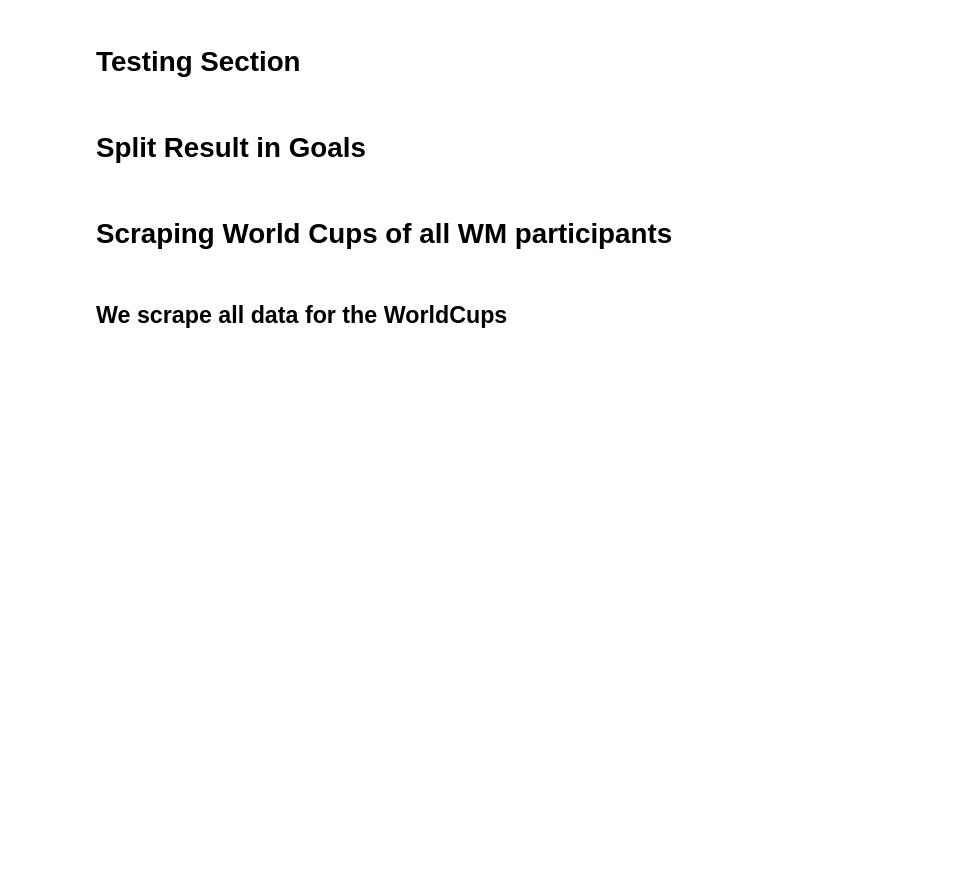
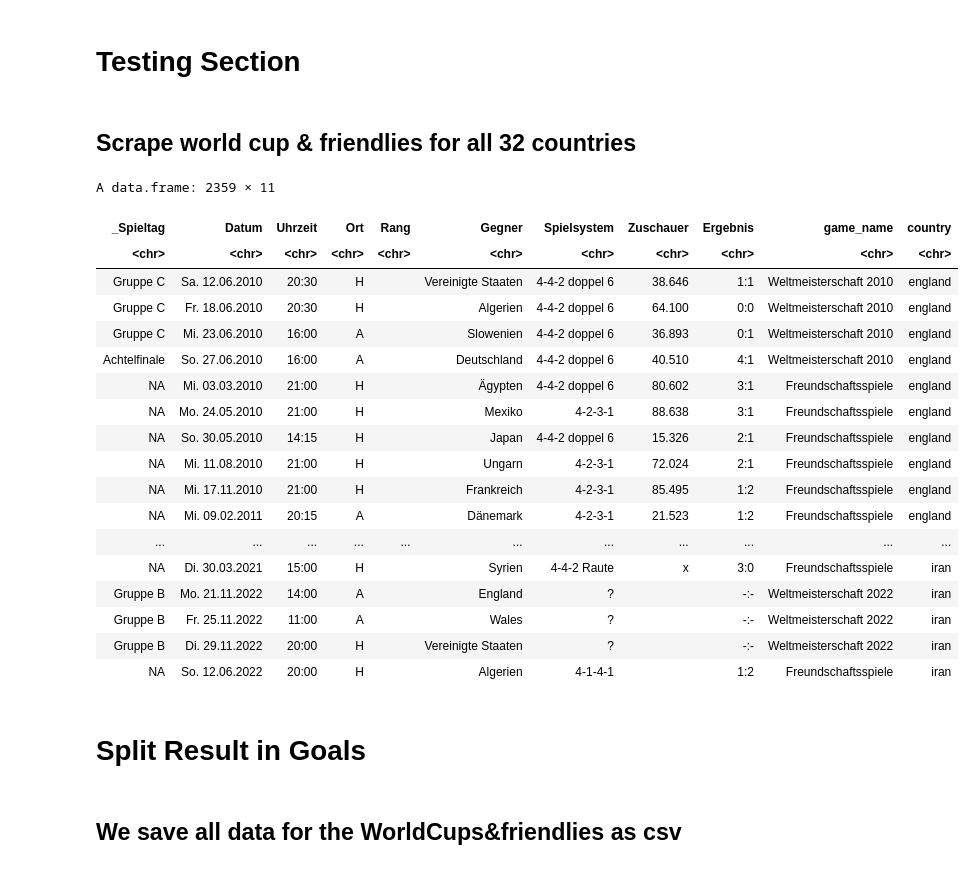
Before and after one commit to denisnaumov0506/FootballAnalyticsProject, a Jupyter notebook: football-world-cup-forecast-denis.ipynb, the cells around one changed output. Drawn from its saved outputs; the diff is of its cells as text; code cells hidden in the pictures; blank space fills up the shorter version.

Commit message:
Add files via upload
Scraped the compact version of world cups and friendlies instead of advanced version, and saved dataframe to csv

```diff
--- a/football-world-cup-forecast-denis.ipynb
+++ b/football-world-cup-forecast-denis.ipynb
@@ -316,7 +367,7 @@ scrapeGame = function(year, country, club_id, game_name) {
                country,
                "/spielplan/verein/",
                club_id,
-               "/plus/1?saison_id=", year)
+               "/plus/0?saison_id=", year)
 
   # read url
 
@@ -391,6 +442,7 @@ scrapeGame = function(year, country, club_id, game_name) {
       # add game_name to columnNames
 
       columnNames = append(columnNames, 'game_name')
+      columnNames = append(columnNames, 'country')
 
       # obtain length of a all true columns
 
@@ -499,6 +551,9 @@ scrapeGame = function(year, country, club_id, game_name) {
 
       columnValues = append(columnValues, name)
 
+      # add country name to columnValues
+      columnValues = append(columnValues, country)
+
       # return data frame
       # change column names by replacing whitespace with underscore
       columnNames = gsub(" ", "_", columnNames)
@@ -564,0 +577,27 @@ df_football
+# %%
+#scrapeGame(year = '2009', country = 'England', club_id = 3299, game_name = "weltmeisterschaft [0-9]+")
+
+scrapeGameByYear = function(year, country) {
+
+    df_wm %>%
+        filter(slug == country) -> tempDf
+
+    tempDf$club_id -> club_id
+
+    #pmap_df(list('2015', 'England', '3299', c('weltmeisterschaft [0-9]+', 'freundschaftsspiele', 'em-qualifikation', 'wm-qualifikation europa', 'europameisterschaft [0-9]+')), scrapeGame)
+    return(pmap_df(list(year, country, club_id,
+                        c(
+                            'weltmeisterschaft [0-9]+',
+                            'freundschaftsspiele'
+                            #'em-qualifikation',
+                            #'wm-qualifikation europa',
+                            #'europameisterschaft [0-9]+',
+                            #'ostasienmeisterschaft',
+                            #'wm-qualifikation asien',
+                            #'asienmeisterschaft [0-9]+',
+                            #'asienmeisterschaft qualifikation',
+                            #'copa [a-z]+ [0-9]+',
+                            #'fifa arab cup',
+                            #'gold cup [0-9]+'
+                        )), scrapeGame))
+}
@@ -565,3 +608,29 @@ df_football
+# %% [markdown]
+## Scrape world cup & friendlies for all 32 countries
+# %%
+complete_df = map_df(teilnehmer, scrapeSomething)
+# %%
+complete_df
+# %% [output]
+A data.frame: 2359 × 11
+| _Spieltag | Datum | Uhrzeit | Ort | Rang | Gegner | Spielsystem | Zuschauer | Ergebnis | game_name | country |
+| <chr> | <chr> | <chr> | <chr> | <chr> | <chr> | <chr> | <chr> | <chr> | <chr> | <chr> |
+| Gruppe C | Sa. 12.06.2010 | 20:30 | H |  | Vereinigte Staaten | 4-4-2 doppel 6 | 38.646 | 1:1 | Weltmeisterschaft 2010 | england |
+| Gruppe C | Fr. 18.06.2010 | 20:30 | H |  | Algerien | 4-4-2 doppel 6 | 64.100 | 0:0 | Weltmeisterschaft 2010 | england |
+| Gruppe C | Mi. 23.06.2010 | 16:00 | A |  | Slowenien | 4-4-2 doppel 6 | 36.893 | 0:1 | Weltmeisterschaft 2010 | england |
+| Achtelfinale | So. 27.06.2010 | 16:00 | A |  | Deutschland | 4-4-2 doppel 6 | 40.510 | 4:1 | Weltmeisterschaft 2010 | england |
+| NA | Mi. 03.03.2010 | 21:00 | H |  | Ägypten | 4-4-2 doppel 6 | 80.602 | 3:1 | Freundschaftsspiele | england |
+| NA | Mo. 24.05.2010 | 21:00 | H |  | Mexiko | 4-2-3-1 | 88.638 | 3:1 | Freundschaftsspiele | england |
+| NA | So. 30.05.2010 | 14:15 | H |  | Japan | 4-4-2 doppel 6 | 15.326 | 2:1 | Freundschaftsspiele | england |
+| NA | Mi. 11.08.2010 | 21:00 | H |  | Ungarn | 4-2-3-1 | 72.024 | 2:1 | Freundschaftsspiele | england |
+| NA | Mi. 17.11.2010 | 21:00 | H |  | Frankreich | 4-2-3-1 | 85.495 | 1:2 | Freundschaftsspiele | england |
+| NA | Mi. 09.02.2011 | 20:15 | A |  | Dänemark | 4-2-3-1 | 21.523 | 1:2 | Freundschaftsspiele | england |
+| ... | ... | ... | ... | ... | ... | ... | ... | ... | ... | ... |
+| NA | Di. 30.03.2021 | 15:00 | H |  | Syrien | 4-4-2 Raute | x | 3:0 | Freundschaftsspiele | iran |
+| Gruppe B | Mo. 21.11.2022 | 14:00 | A |  | England | ? |  | -:- | Weltmeisterschaft 2022 | iran |
+| Gruppe B | Fr. 25.11.2022 | 11:00 | A |  | Wales | ? |  | -:- | Weltmeisterschaft 2022 | iran |
+| Gruppe B | Di. 29.11.2022 | 20:00 | H |  | Vereinigte Staaten | ? |  | -:- | Weltmeisterschaft 2022 | iran |
+| NA | So. 12.06.2022 | 20:00 | H |  | Algerien | 4-1-4-1 |  | 1:2 | Freundschaftsspiele | iran |
 # %% [markdown]
 # Split Result in Goals
 # %%
@@ -571,2 +639,0 @@ df_football_goals
-# %% [markdown]
-# Scraping World Cups of all WM participants
@@ -576,2 +640,2 @@ worldcup_years
 # %% [markdown]
-## We scrape all data for the WorldCups
+## We save all data for the WorldCups&friendlies as csv
```
Also changed, not shown: parts of 15 cells of this notebook.
